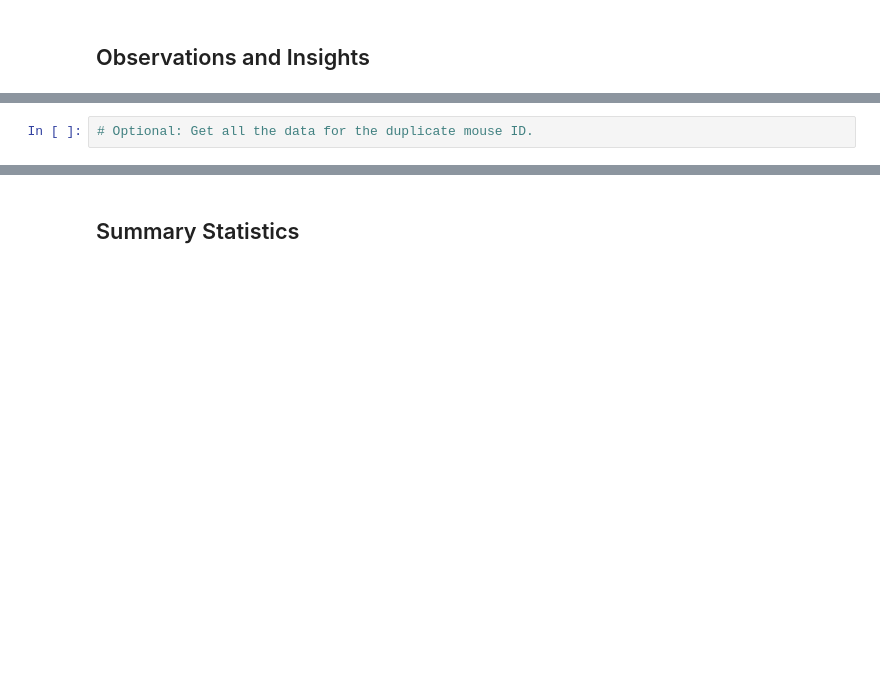
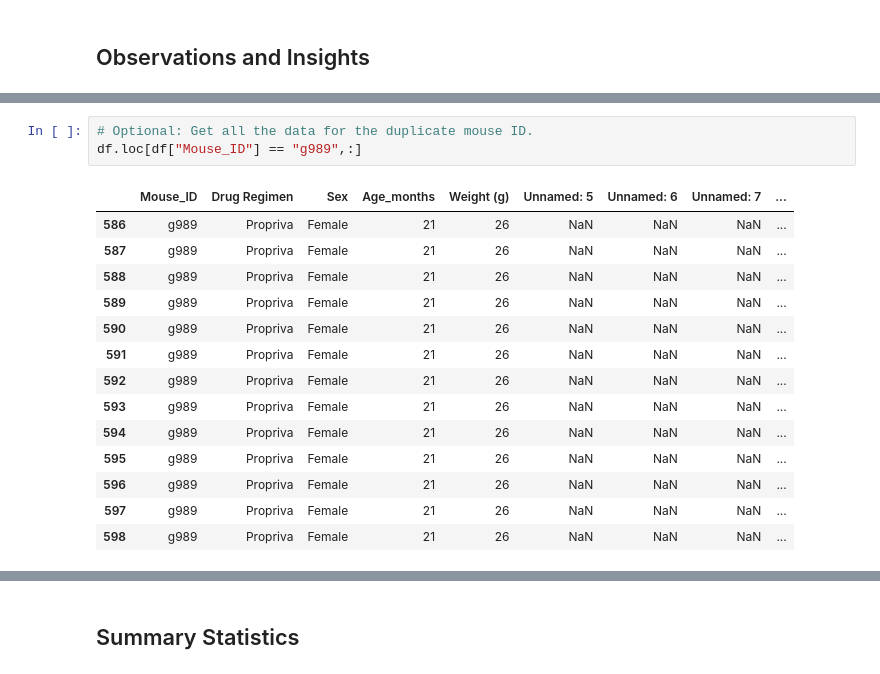
Before and after one commit to lopezmarco81/SMU_Data_1221_homework, a Jupyter notebook: 05 - Matplotlib/Instructions/Pymaceuticals/pymaceuticals_starter.ipynb, the cells around one changed output, grey strips where cells are left out. Saved outputs shown, nothing was run; the diff lists cells and outputs as text; blank space fills up the shorter version.

```diff
--- a/05 - Matplotlib/Instructions/Pymaceuticals/pymaceuticals_starter.ipynb
+++ b/05 - Matplotlib/Instructions/Pymaceuticals/pymaceuticals_starter.ipynb
@@ -24,4 +65,20 @@ study_results = pd.read_csv(study_results_path)
 # %%
 # Optional: Get all the data for the duplicate mouse ID.
+df.loc[df["Mouse_ID"] == "g989",:]
+# %% [output]
+|  | Mouse_ID | Drug Regimen | Sex | Age_months | Weight (g) | Unnamed: 5 | Unnamed: 6 | Unnamed: 7 | ... |
+| 586 | g989 | Propriva | Female | 21 | 26 | NaN | NaN | NaN | ... |
+| 587 | g989 | Propriva | Female | 21 | 26 | NaN | NaN | NaN | ... |
+| 588 | g989 | Propriva | Female | 21 | 26 | NaN | NaN | NaN | ... |
+| 589 | g989 | Propriva | Female | 21 | 26 | NaN | NaN | NaN | ... |
+| 590 | g989 | Propriva | Female | 21 | 26 | NaN | NaN | NaN | ... |
+| 591 | g989 | Propriva | Female | 21 | 26 | NaN | NaN | NaN | ... |
+| 592 | g989 | Propriva | Female | 21 | 26 | NaN | NaN | NaN | ... |
+| 593 | g989 | Propriva | Female | 21 | 26 | NaN | NaN | NaN | ... |
+| 594 | g989 | Propriva | Female | 21 | 26 | NaN | NaN | NaN | ... |
+| 595 | g989 | Propriva | Female | 21 | 26 | NaN | NaN | NaN | ... |
+| 596 | g989 | Propriva | Female | 21 | 26 | NaN | NaN | NaN | ... |
+| 597 | g989 | Propriva | Female | 21 | 26 | NaN | NaN | NaN | ... |
+| 598 | g989 | Propriva | Female | 21 | 26 | NaN | NaN | NaN | ... |
 # %%
 # Create a clean DataFrame by dropping the duplicate mouse by its ID.
```
Also changed, not shown: parts of 16 cells of this notebook, 6 other files.
